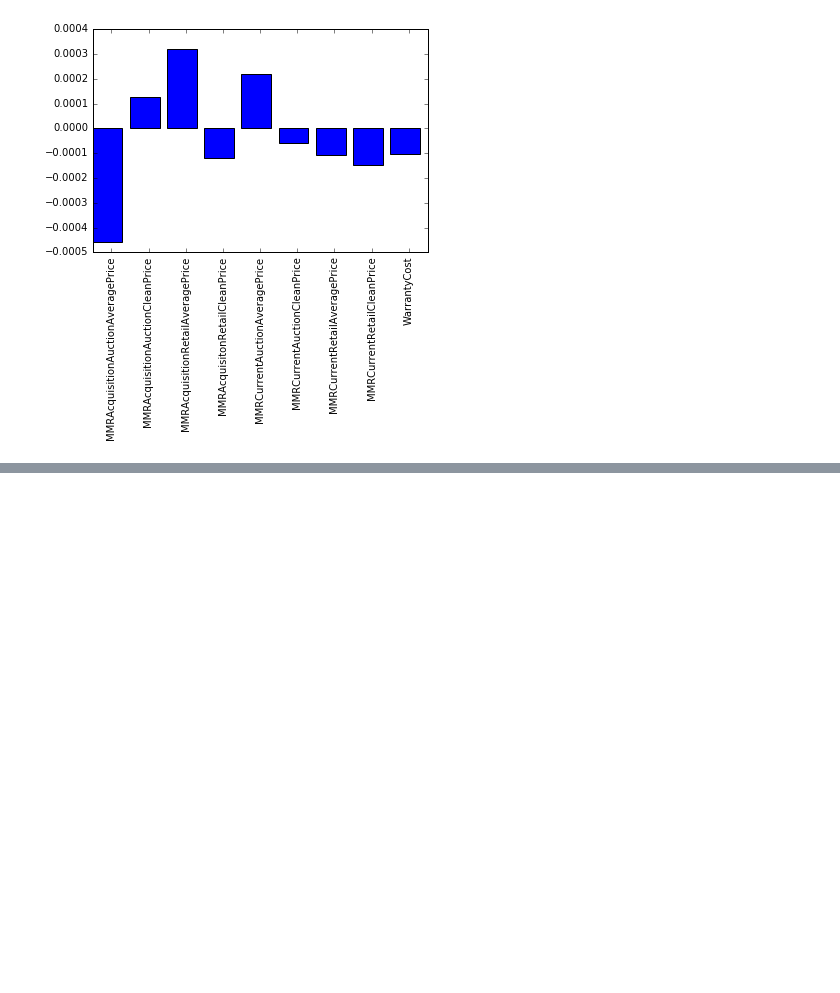
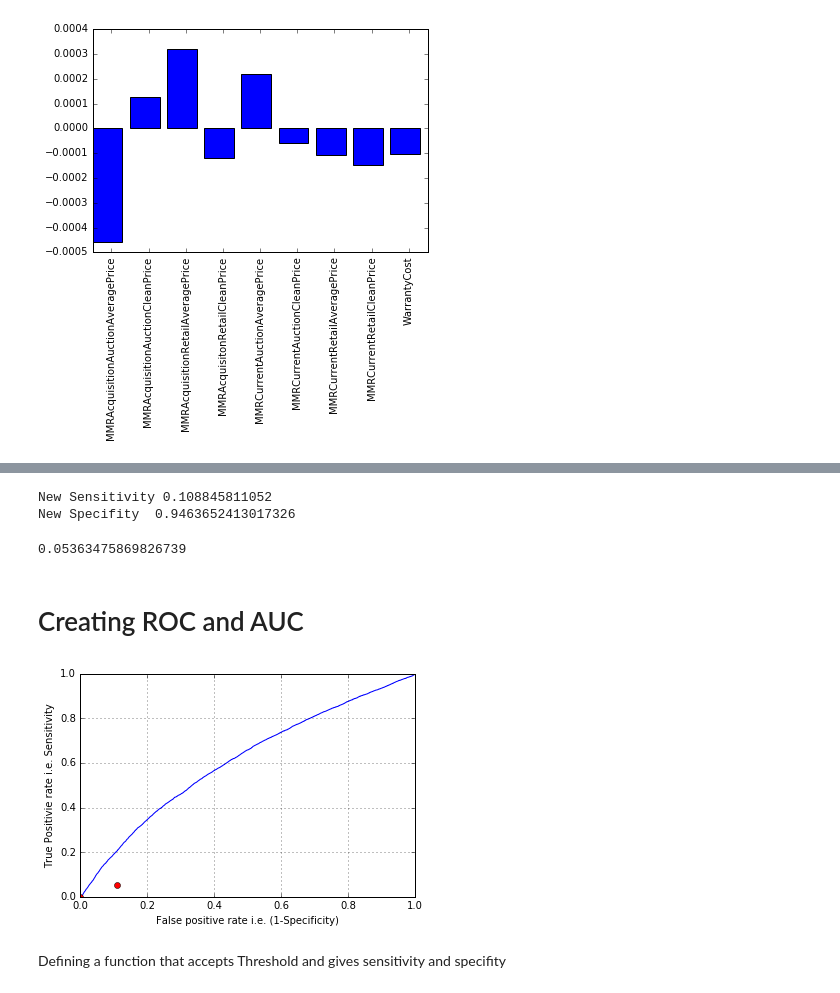
Before and after one commit to krvaibhav/krvaibhav.github.io, a Jupyter notebook: Logistic Regression.ipynb, the cells around one changed output, grey strips where cells are left out. Drawn from its saved outputs; the diff is of its cells as text; code cells hidden in the pictures; blank space fills up the shorter version.

```diff
--- a/Logistic Regression.ipynb
+++ b/Logistic Regression.ipynb
@@ -168,0 +217,22 @@ Name: 0, dtype: float64
+# %%
+print("New Sensitivity", metrics.recall_score(target, y_pred_class))
+print("New Specifity ", 60574/(60574+3433))
+1-0.9463652413017326
+# %% [output]
+New Sensitivity 0.108845811052
+New Specifity  0.9463652413017326
+0.05363475869826739
+# %% [markdown]
+# Creating ROC and AUC
+# %%
+fpr, tpr, threshold = metrics.roc_curve(target, y_pred_prob)
+# %%
+plt.plot(fpr, tpr)
+plt.ylabel("True Positivie rate i.e. Sensitivity")
+plt.xlabel("False positive rate i.e. (1-Specificity)")
+plt.plot([0.000111408199643, 0.108845811052], [6.249316499995494e-05, 0.05363475869826739], 'ro')
+plt.grid(True)
+# %% [output]
+[figure, added]
+# %% [markdown]
+Defining a function that accepts Threshold and gives sensitivity and specifity
```
Also changed, not shown: parts of 31 cells of this notebook.
